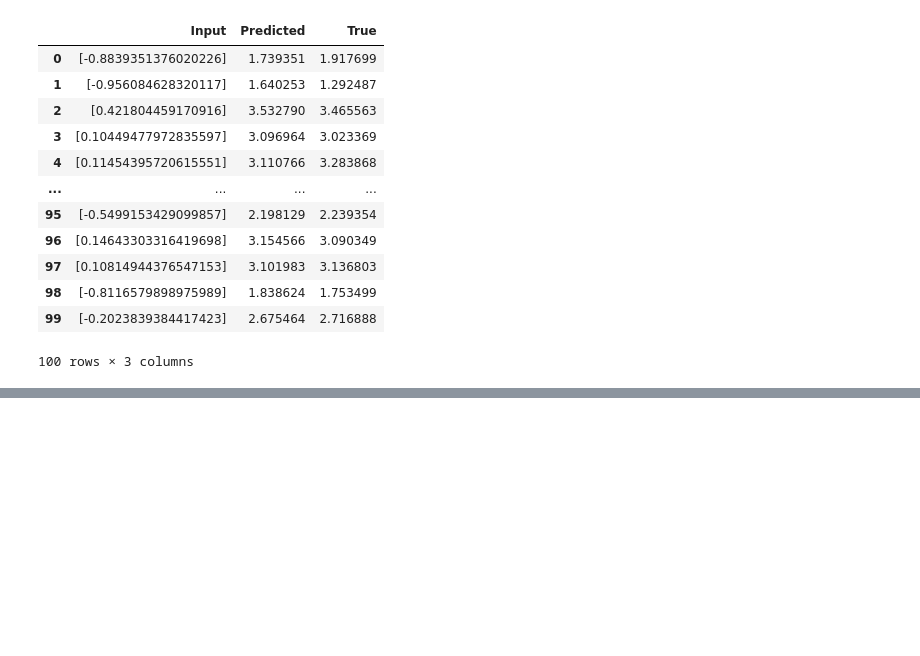
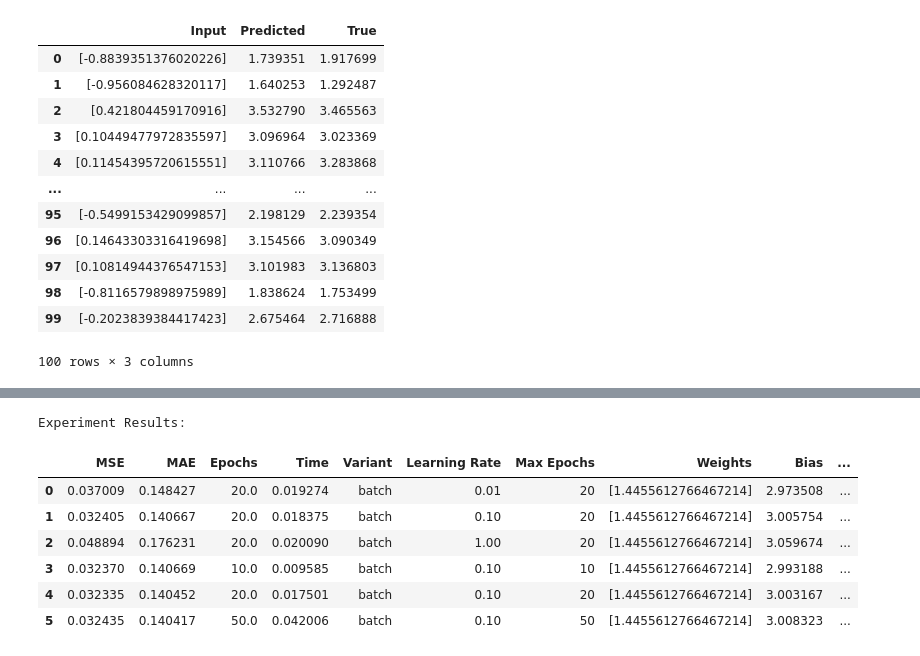
Before and after one commit to reitezuz/18NES1-2025-, a Jupyter notebook: week3/linear_neuron.ipynb, the cells around one changed output, grey strips where cells are left out. Saved outputs shown, nothing was run; the diff lists cells and outputs as text; code cells hidden in the pictures; blank space fills up the shorter version.

```diff
--- a/week3/linear_neuron.ipynb
+++ b/week3/linear_neuron.ipynb
@@ -863,0 +1038,43 @@ MSE error: 0.039026703326733796
+# %%
+# DataFrame to store the results for comparisons:
+experiment_results_r = pd.DataFrame(columns=['MSE', 'MAE', 'Epochs', 'Time', 'Variant', 'Learning Rate', 'Max Epochs', 'Weights', 'Bias', 'Data Description'])
+np.random.seed(42)  # For reproducibility
+N = 100  # The number of samples
+D = 1  # The number of features
+inputs = np.random.uniform(-1, 1, size=(N, D))  # Random values between -1 and 1
+true_outputs = (1.5 * inputs[:, [0]] + 3 + np.random.randn(N, 1) / 5).reshape(-1)
+data_description_orig = "Ex. 2"
+variant = "batch"
+
+# Perceptron parameters:
+weights = np.random.randn(D) * 0.01
+bias = float(np.random.randn() * 0.01)
+adaptive_learning_rate = False
+batch_size = 4
+min_error = 0.0001
+epochs = 20
+learning_rate = 0.1
+print_progress = False
+
+
+data_description = data_description_orig + " " + ("adaptive " if adaptive_learning_rate else "non-adaptive ") + str(min_error) + (str(batch_size) if variant == "batch" else "")
+
+for learning_rate in [0.01, 0.1 , 1]:
+    run_example_multiple_times(experiment_results_r, inputs, true_outputs, epochs, weights, bias, learning_rate, print_progress, variant, data_description, adaptive_learning_rate, min_error, batch_size)
+
+learning_rate = 0.1
+for epochs in [10, 20, 50]:
+    run_example_multiple_times(experiment_results_r, inputs, true_outputs, epochs, weights, bias, learning_rate, print_progress, variant, data_description, adaptive_learning_rate, min_error, batch_size)
+
+
+print("\nExperiment Results:")
+experiment_results_r
+# %% [output]
+Experiment Results:
+|  | MSE | MAE | Epochs | Time | Variant | Learning Rate | Max Epochs | Weights | Bias | ... |
+| 0 | 0.037009 | 0.148427 | 20.0 | 0.019274 | batch | 0.01 | 20 | [1.4455612766467214] | 2.973508 | ... |
+| 1 | 0.032405 | 0.140667 | 20.0 | 0.018375 | batch | 0.10 | 20 | [1.4455612766467214] | 3.005754 | ... |
+| 2 | 0.048894 | 0.176231 | 20.0 | 0.020090 | batch | 1.00 | 20 | [1.4455612766467214] | 3.059674 | ... |
+| 3 | 0.032370 | 0.140669 | 10.0 | 0.009585 | batch | 0.10 | 10 | [1.4455612766467214] | 2.993188 | ... |
+| 4 | 0.032335 | 0.140452 | 20.0 | 0.017501 | batch | 0.10 | 20 | [1.4455612766467214] | 3.003167 | ... |
+| 5 | 0.032435 | 0.140417 | 50.0 | 0.042006 | batch | 0.10 | 50 | [1.4455612766467214] | 3.008323 | ... |
```
Also changed, not shown: parts of 10 cells of this notebook.
